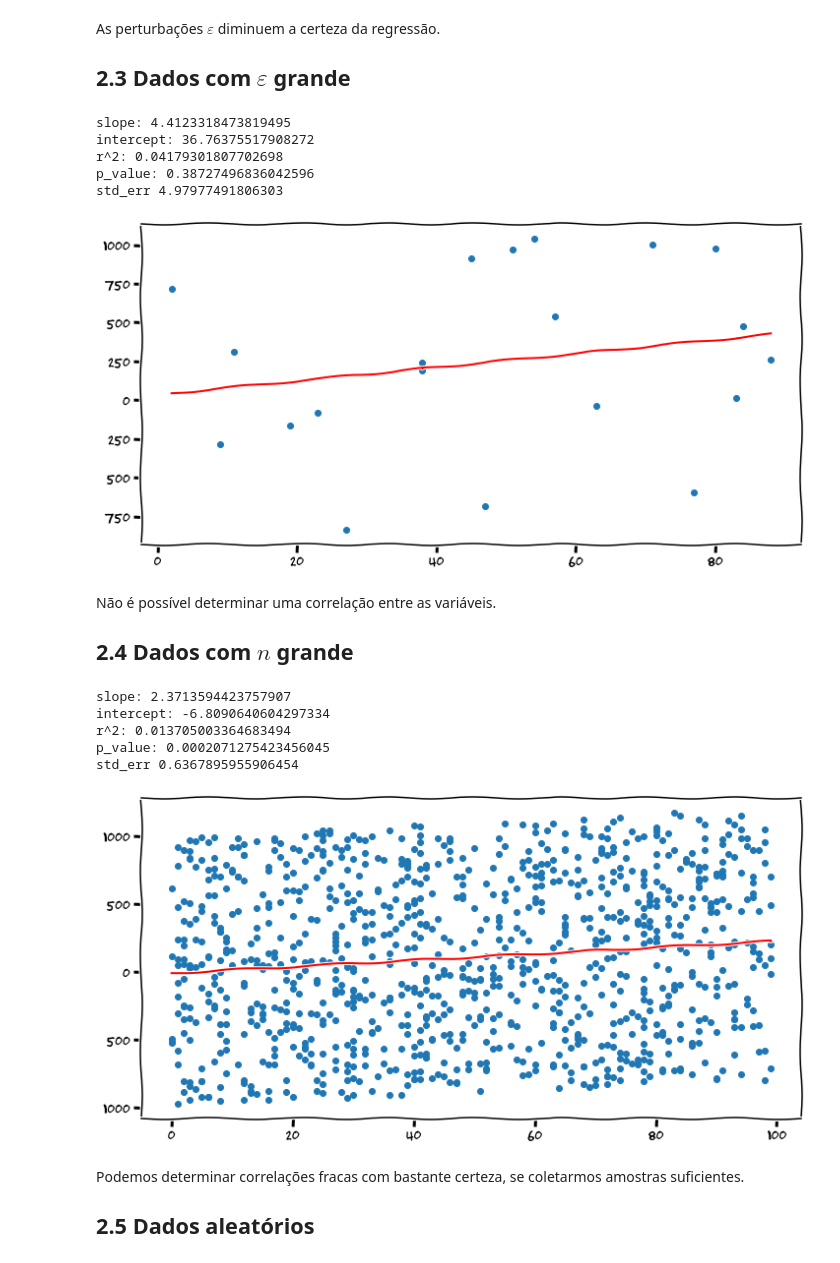
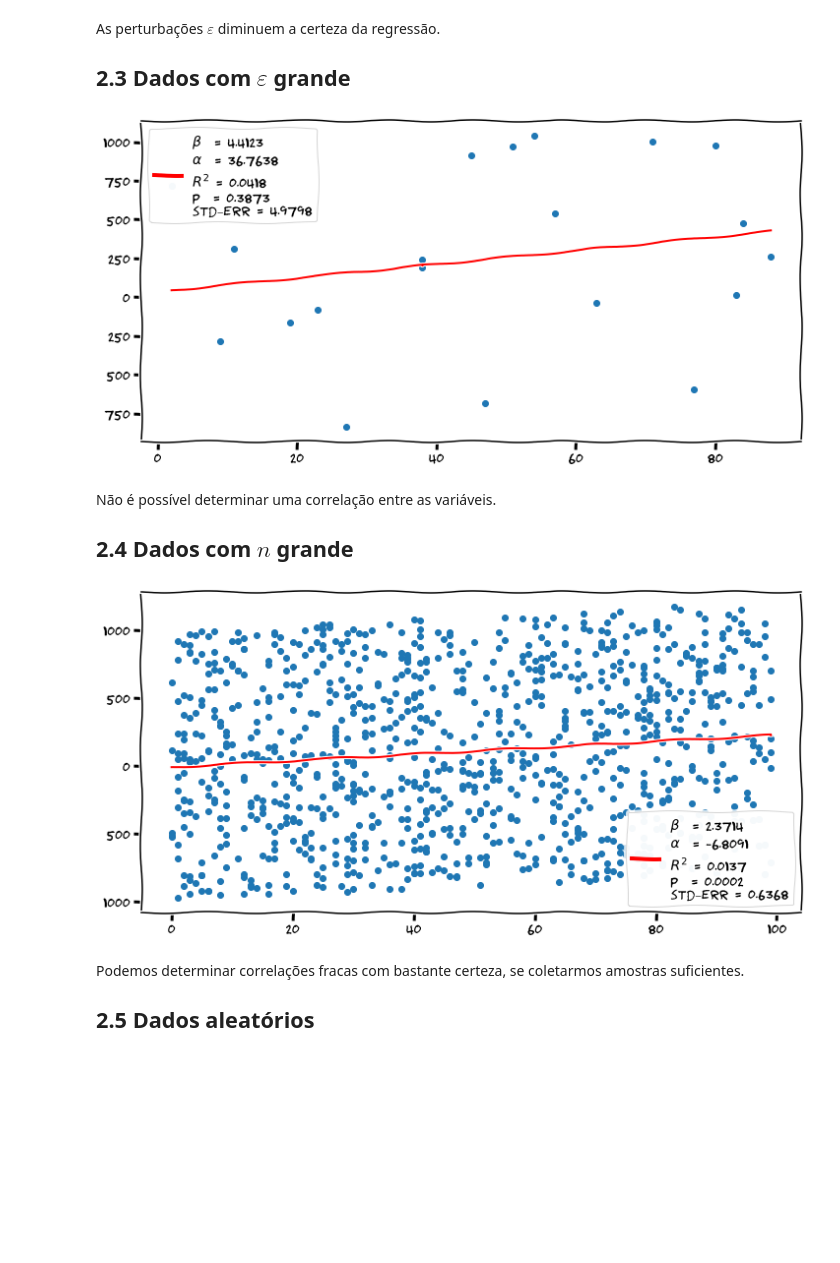
Before and after one commit to luxedo/romanos, a Jupyter notebook: incendios/Incêndios e Área desmatada na Amazônia.ipynb, the cells around one changed output. Cells and saved outputs as stored; diff of their text form; code cells hidden in the pictures; blank space fills up the shorter version.

```diff
--- a/incendios/Incêndios e Área desmatada na Amazônia.ipynb
+++ b/incendios/Incêndios e Área desmatada na Amazônia.ipynb
@@ -61,5 +62,7 @@ with plt.xkcd():
 df = df_prodes[["desmatamento"]].join(df_incendios[["incendios"]]).dropna().astype(int)
 
 with plt.xkcd():
-    df.plot.scatter("incendios", "desmatamento", figsize=(12, 6), xlim=(0, 250000), ylim=(0, 25000))
+    ax = df.plot.scatter("incendios", "desmatamento", figsize=(12, 6), xlim=(0, 250000), ylim=(0, 25000))
+    for i in df.index:
+        ax.annotate(i, (df["incendios"][i]+2000, df["desmatamento"][i]-1000))
 # %% [output]
@@ -125,10 +128,13 @@ def line(slope, intercept, X):
         return np.add(np.multiply(slope, X), intercept)
 
 slope, intercept, r_value, p_value, std_err = linregress(X, Y)
-print("slope:", slope, "\nintercept:", intercept, "\nr^2:", r_value**2, "\np_value:", p_value, "\nstd_err", std_err)
 
 with plt.xkcd():
-    fig = plt.figure(figsize=(12,6))
+    fig, ax = plt.subplots(figsize=(12,6))
     plt.scatter(X, Y)
     plt.plot(X, line(slope, intercept, X), color="red")
+    ax.legend(
+        [Line2D([0], [0], color="red", lw=4)],
+        ['$\\beta$  = {0:.4f}\n$\\alpha$  = {1:.4f}\n$R^2$ = {2:.4f}\np  = {3:.4f}\nstd_err = {4:.4f}'.format(
+            slope, intercept, r_value**2, p_value, std_err)])
 # %% [output]
@@ -159,10 +160,13 @@ X = sorted(np.random.randint(0, 100, n))
 Y = [alpha + beta*x + np.random.randint(-epsilon, epsilon) for x in X]
 
 slope, intercept, r_value, p_value, std_err = linregress(X, Y)
-print("slope:", slope, "\nintercept:", intercept, "\nr^2:", r_value**2, "\np_value:", p_value, "\nstd_err", std_err)
 
 with plt.xkcd():
-    fig = plt.figure(figsize=(12,6))
+    fig, ax = plt.subplots(figsize=(12,6))
     plt.scatter(X, Y)
     plt.plot(X, line(slope, intercept, X), color="red")
+    ax.legend(
+        [Line2D([0], [0], color="red", lw=4)],
+        ['$\\beta$  = {0:.4f}\n$\\alpha$  = {1:.4f}\n$R^2$ = {2:.4f}\np  = {3:.4f}\nstd_err = {4:.4f}'.format(
+            slope, intercept, r_value**2, p_value, std_err)])
 # %% [output]
@@ -184,44 +183,40 @@ X = sorted(np.random.randint(0, 100, n))
 Y = [alpha + beta*x + np.random.randint(-epsilon, epsilon) for x in X]
 
 slope, intercept, r_value, p_value, std_err = linregress(X, Y)
-print("slope:", slope, "\nintercept:", intercept, "\nr^2:", r_value**2, "\np_value:", p_value, "\nstd_err", std_err)
 
 with plt.xkcd():
-    fig = plt.figure(figsize=(12,6))
+    fig, ax = plt.subplots(figsize=(12,6))
     plt.scatter(X, Y)
     plt.plot(X, line(slope, intercept, X), color="red")
+    ax.legend(
+        [Line2D([0], [0], color="red", lw=4)],
+        ['$\\beta$  = {0:.4f}\n$\\alpha$  = {1:.4f}\n$R^2$ = {2:.4f}\np  = {3:.4f}\nstd_err = {4:.4f}'.format(
+            slope, intercept, r_value**2, p_value, std_err)])
 # %% [output]
-slope: 4.4123318473819495
-intercept: 36.76375517908272
-r^2: 0.04179301807702698
-p_value: 0.38727496836042596
-std_err 4.97977491806303
-[figure, old version]
+[figure, new version]
 # %% [markdown]
 Não é possível determinar uma correlação entre as variáveis.
 ## 2.4 Dados com $n$ grande
 # %%
 beta = 2
 alpha = 10
 epsilon = 1000
 n = 1000
 X = sorted(np.random.randint(0, 100, n))
 Y = [alpha + beta*x + np.random.randint(-epsilon, epsilon) for x in X]
 
 slope, intercept, r_value, p_value, std_err = linregress(X, Y)
-print("slope:", slope, "\nintercept:", intercept, "\nr^2:", r_value**2, "\np_value:", p_value, "\nstd_err", std_err)
 
 with plt.xkcd():
-    fig = plt.figure(figsize=(12,6))
+    fig, ax = plt.subplots(figsize=(12,6))
     plt.scatter(X, Y)
     plt.plot(X, line(slope, intercept, X), color="red")
+    ax.legend(
+        [Line2D([0], [0], color="red", lw=4)],
+        ['$\\beta$  = {0:.4f}\n$\\alpha$  = {1:.4f}\n$R^2$ = {2:.4f}\np  = {3:.4f}\nstd_err = {4:.4f}'.format(
+            slope, intercept, r_value**2, p_value, std_err)])
 # %% [output]
-slope: 2.3713594423757907
-intercept: -6.8090640604297334
-r^2: 0.013705003364683494
-p_value: 0.0002071275423456045
-std_err 0.6367895955906454
-[figure, old version]
+[figure, new version]
 # %% [markdown]
 Podemos determinar correlações fracas com bastante certeza, se coletarmos amostras suficientes.
 ## 2.5 Dados aleatórios
```
Also changed, not shown: parts of 11 cells of this notebook.
